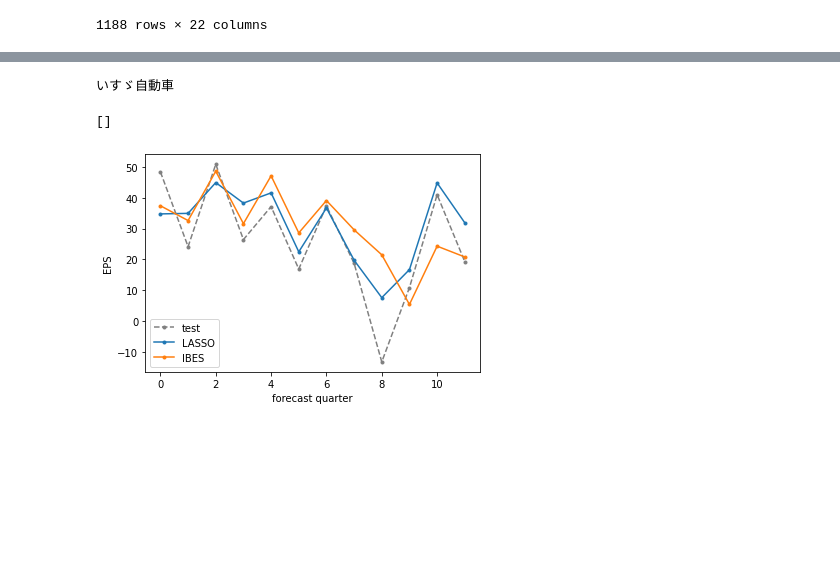
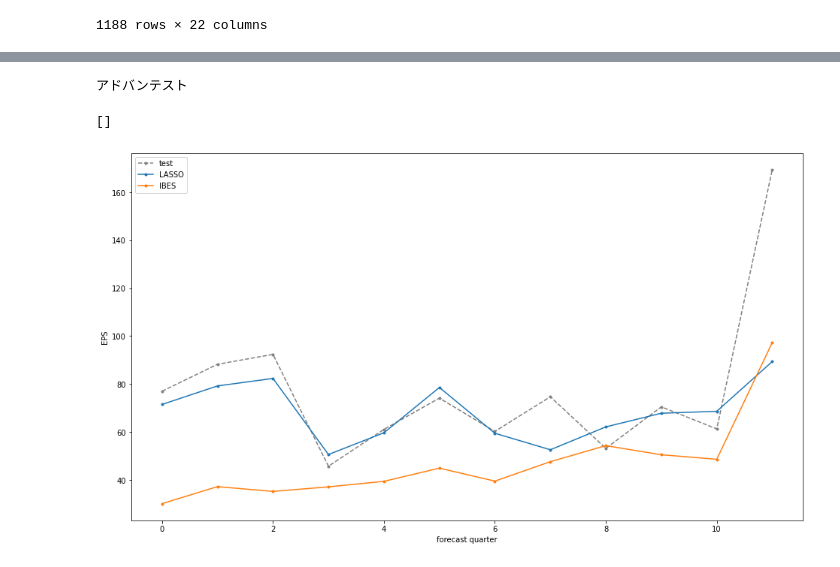
Before and after one commit to hessihan/eps_foracasting, a Jupyter notebook: notebooks/semi_report_next.ipynb, the cells around one changed output, grey strips where cells are left out. Saved outputs shown, nothing was run; the diff lists cells and outputs as text; code cells hidden in the pictures; blank space fills up the shorter version.

```diff
--- a/notebooks/semi_report_next.ipynb
+++ b/notebooks/semi_report_next.ipynb
@@ -33,6 +230,6 @@ a_ibes
 # %%
-y_hats_all = pd.read_csv("../assets/y_hats/y_hats_all_vsibes.csv", index_col=[0, 1, 2])
-y_hats_all
+y_hats_all_vsibes = pd.read_csv("../assets/y_hats/y_hats_all_vsibes.csv", index_col=[0, 1, 2])
+y_hats_all_vsibes
 # %% [output]
 |  |  |  | y_test | y_hat_rw | y_hat_sarima_br | y_hat_sarima_f | y_hat_sarima_g | y_hat_srw | ... |
 | 企業名 | 会計年度 | 四半期 |  |  |  |  |  |  | ... |
@@ -158,16 +319,20 @@ print(p_1n, p1_5n, p5_10n, p10_n, "|", p10_p, p5_10p, p1_5p, p_1p)
 # %%
-firm_list = y_hats_all.index.get_level_values(0).unique()
+plot_firm = "アドバンテスト"
+print(plot_firm)
+plt.figure(figsize=(16, 9))
+plt.plot(y_hats_all_vsibes.loc[plot_firm]["y_test"].values, marker=".", color="gray", linestyle="--", label="test")
 
-plot_firm = firm_list[0]
-print(plot_firm)
-plt.plot(y_hats_all.loc[plot_firm]["y_test"].values, marker=".", color="gray", linestyle="--", label="test")
-plt.plot(y_hats_all.loc[plot_firm][method_1].values, marker=".", label="LASSO")
-plt.plot(y_hats_all.loc[plot_firm][method_2].values, marker=".", label="IBES")
+method_1 = "y_hat_ml1_i_tuned_simple"
+plt.plot(y_hats_all_vsibes.loc[plot_firm][method_1].values, marker=".", label="LASSO")
+
+method_2 = "y_hat_ibes"
+plt.plot(y_hats_all_vsibes.loc[plot_firm][method_2].values, marker=".", label="IBES")
+
 plt.xlabel("forecast quarter")
 plt.ylabel("EPS")
 plt.legend()
 plt.plot()
 # %% [output]
-いすゞ自動車
+アドバンテスト
 []
-[figure, old version]
+[figure, new version]
```
Also changed, not shown: parts of 31 cells of this notebook, 28 other files.
